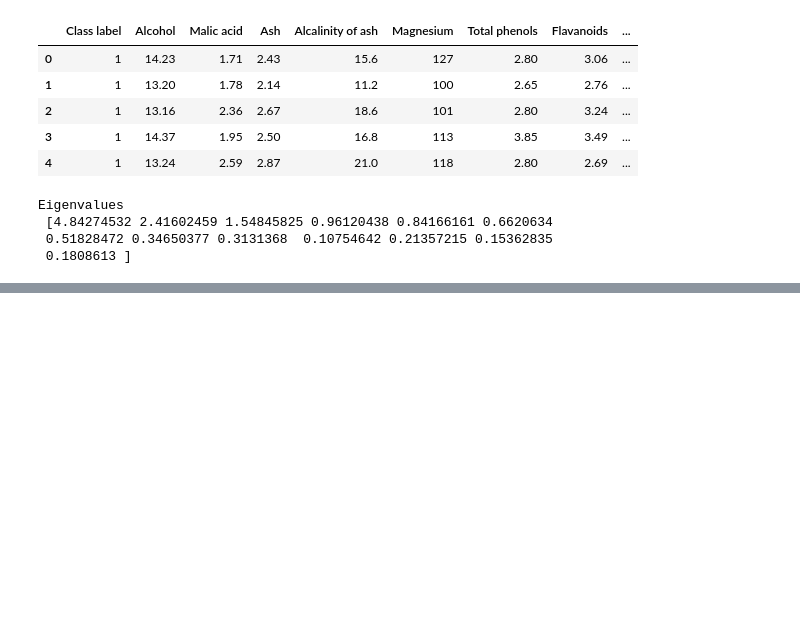
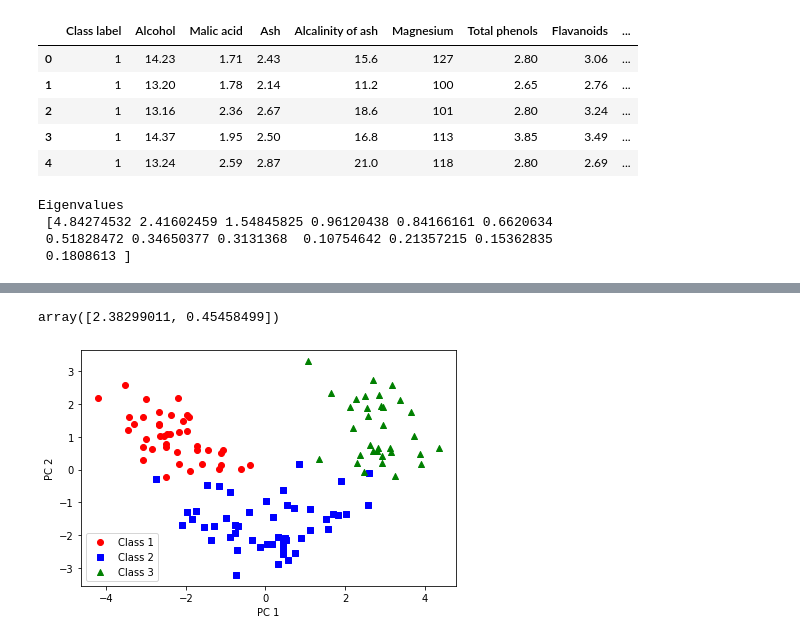
Before and after one commit to danwein8/ML_Book, a Jupyter notebook: ch05/Chapter5.ipynb, the cells around one changed output, grey strips where cells are left out. Cells and saved outputs as stored; diff of their text form; code cells hidden in the pictures; blank space fills up the shorter version.

```diff
--- a/ch05/Chapter5.ipynb
+++ b/ch05/Chapter5.ipynb
@@ -48,0 +71,4 @@ Eigenvalues
+# %%
+w = np.hstack((eigen_pairs[0][1][:, np.newaxis],
+               eigen_pairs[1][1][:, np.newaxis]))
+print('Matrix W:\n', w)
@@ -48,0 +110,20 @@ Eigenvalues
+# %%
+X_train_std[0].dot(w)
+# %% [output]
+array([2.38299011, 0.45458499])
+# %%
+X_train_pca = X_train_std.dot(w)
+colors = ['r', 'b', 'g']
+markers = ['o', 's', '^']
+
+for l, c, m in zip(np.unique(y_train), colors, markers):
+    plt.scatter(X_train_pca[y_train == l, 0],
+                X_train_pca[y_train == l, 1],
+                c=c, label=f'Class {l}', marker=m)
+plt.xlabel('PC 1')
+plt.ylabel('PC 2')
+plt.legend(loc='lower left')
+plt.tight_layout()
+plt.show()
+# %% [output]
+[figure, added]
```
Also changed, not shown: parts of 9 cells of this notebook.
